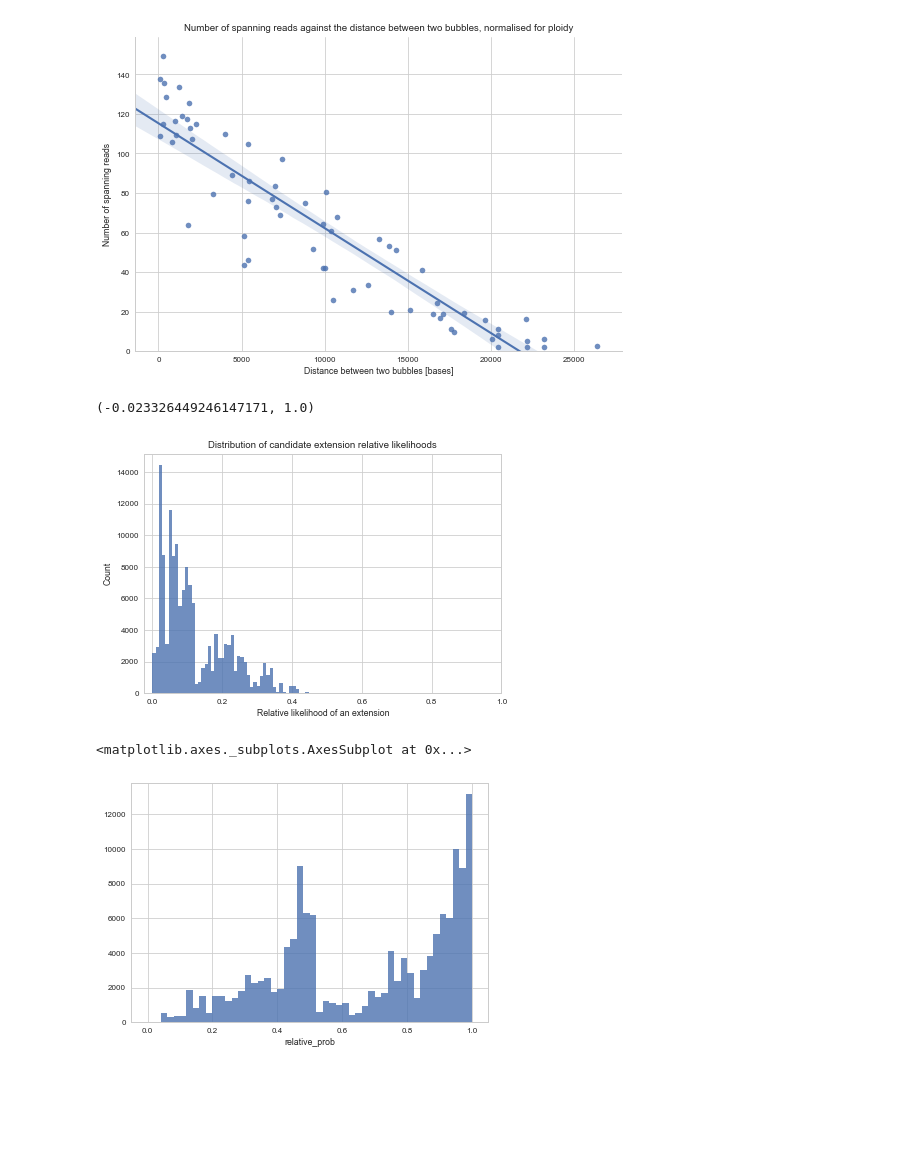
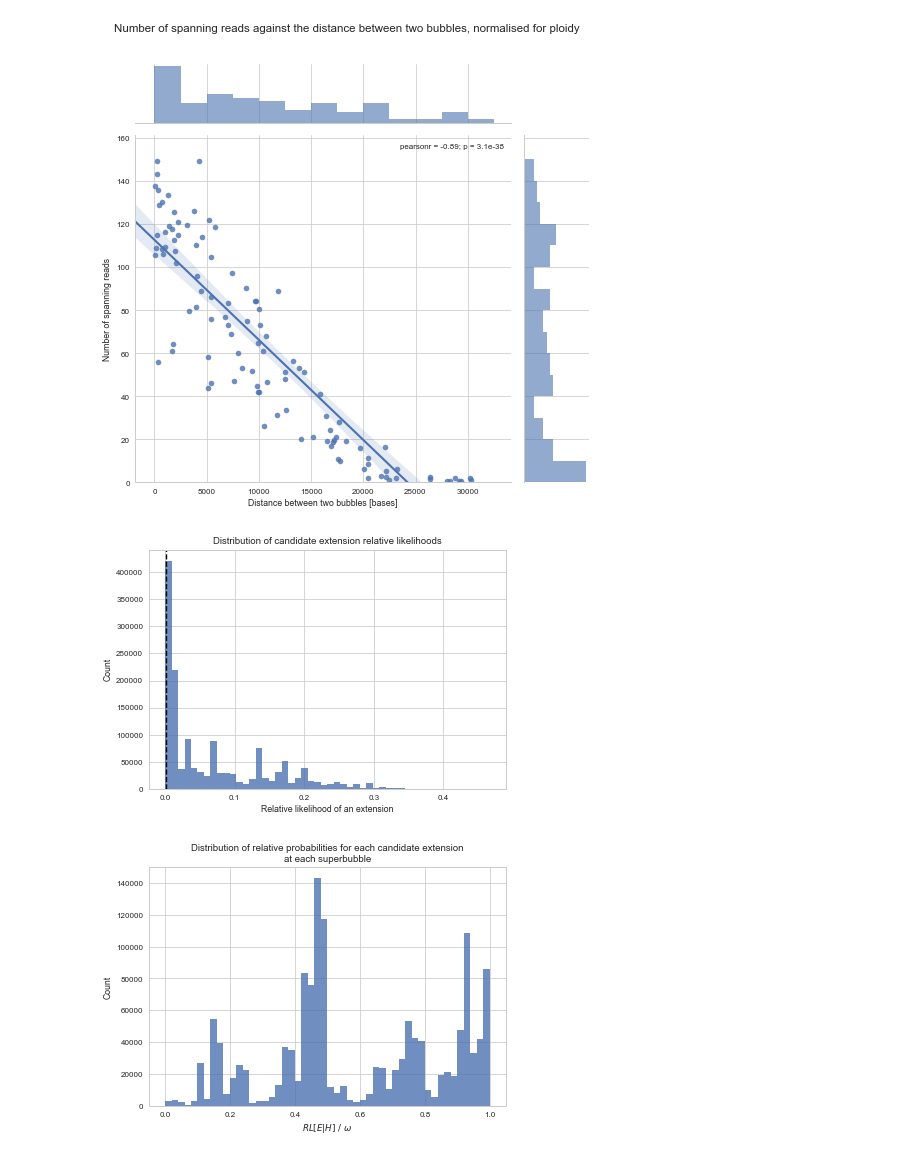
Before and after one commit to AbeelLab/phasm-benchmarks, a Jupyter notebook: analysis/Phasing Probabilistic Model Analysis.ipynb, the cells around one changed output. Cells and saved outputs as stored; diff of their text form; code cells hidden in the pictures; blank space fills up the shorter version.

```diff
--- a/analysis/Phasing Probabilistic Model Analysis.ipynb
+++ b/analysis/Phasing Probabilistic Model Analysis.ipynb
@@ -31,7 +34,7 @@ seaborn.set_style('whitegrid')
 # %%
 spanning_read_stats = []
 candidate_prob_stats = []
-exact_num_candidates_stats = []
+bubble_map = defaultdict(dict)
 for assembly, asm_config in config['assemblies'].items():
     parts = assembly.split('-')
     ploidy = int(parts[0].replace("ploidy", ""))
@@ -41,11 +44,8 @@ for assembly, asm_config in config['assemblies'].items():
 
     for debugdata in glob("{}/04_phase/component[0-9].bubblechain[0-9]-debugdata.json".format(asm_folder)):
         print(debugdata)
-        graphml = debugdata.replace("-debugdata.json", ".graphml").replace("04_phase", "03_chain")
+        graphml = debugdata.replace("04_phase", "03_chain").replace("-debugdata.json", ".graphml")
         g = AssemblyGraph(networkx.read_graphml(graphml))
-
-        bubbles = dict(find_superbubbles(g, report_nested=False))
-        bubble_entrances = set(bubbles.keys())
 
         curr_bubble = None
         bubble_num = 0
@@ -55,18 +55,10 @@ for assembly, asm_config in config['assemblies'].items():
                 data = json.loads(line)
                 if data['type'] == "new_bubble":
                     curr_bubble = data
-                    num_paths = len(list(networkx.all_simple_paths(g, data['entrance'], data['exit'])))
+                    bubble_map[ploidy, coverage][(data['entrance'], data['exit'])] = data
 
                     if data['start_of_block'] == True:
                         bubble_num = 1
-                        num_candidates = binom(ploidy + num_paths - 1,
--                                              ploidy)
-                        exact_num_candidates_stats.append({
-                            'ploidy': ploidy,
-                            'coverage': coverage,
-                            'bubble_num': bubble_num,
-                            'num_candidates': num_candidates
-                        })
                     else:
                         dist_between_bubbles = (
                             min(e[2] for e in g.out_edges_iter(data['entrance'], data=g.edge_len))
@@ -78,14 +70,6 @@ for assembly, asm_config in config['assemblies'].items():
                         })
 
                         bubble_num += 1
-                        num_candidates *= num_paths**ploidy
-
-                        exact_num_candidates_stats.append({
-                            'ploidy': ploidy,
-                            'coverage': coverage,
-                            'bubble_num': bubble_num,
-                            'num_candidates': num_candidates
-                        })
 
                 if data['type'] == "candidate_set":
                     p_sr = data['p_sr']
@@ -110,14 +98,23 @@ for assembly, asm_config in config['assemblies'].items():
 # %%
 srdf = pd.DataFrame(spanning_read_stats)
 srdf['spanning_reads_norm'] = srdf['spanning_reads'] / srdf['ploidy']
-seaborn.lmplot(x="dist", y="spanning_reads_norm", data=srdf, size=5, aspect=1.5)
-plt.title("Number of spanning reads against the distance between two bubbles, normalised for ploidy")
+g = seaborn.JointGrid(x="dist", y="spanning_reads_norm", data=srdf, size=7)
+x_bin_size = 2500
+g.ax_marg_x.hist(srdf['dist'], alpha=0.6, bins=numpy.arange(0, srdf['dist'].max()+x_bin_size, x_bin_size))
+y_bin_size = 10
+g.ax_marg_y.hist(srdf['spanning_reads_norm'], alpha=0.6, orientation="horizontal",
+                 bins=numpy.arange(0, srdf['spanning_reads_norm'].max()+y_bin_size, y_bin_size))
+g.plot_joint(seaborn.regplot)
+g.annotate(stats.pearsonr)
+
+seaborn.plt.suptitle("Number of spanning reads against the distance between two bubbles, normalised for ploidy")
 plt.ylim(ymin=0)
 plt.xlabel("Distance between two bubbles [bases]")
 plt.ylabel("Number of spanning reads")
+plt.subplots_adjust(top=0.9)
 plt.savefig(os.path.join(BASE_DIR, 'figures', 'spanning-reads.png'), transparent=True, dpi=256)
 # %% [output]
-[figure, old version]
+[figure, new version]
 # %%
 candidate_df = pd.DataFrame(candidate_prob_stats)
 candidate_df.set_index('bubble')
@@ -126,10 +123,11 @@ seaborn.distplot(candidate_df['candidate_prob'], kde=False, hist_kws={"alpha": 0
 plt.title("Distribution of candidate extension relative likelihoods")
 plt.xlabel("Relative likelihood of an extension")
 plt.ylabel("Count")
-plt.xlim(xmax=1.0)
+# plt.xlim(xmax=1.0)
+plt.axvline(1e-3, linestyle='--', color='black')
+plt.savefig(os.path.join(BASE_DIR, 'figures', 'rel-likelihood-abs.png'), transparent=True, dpi=256)
 # %% [output]
-(-0.023326449246147171, 1.0)
-[figure, old version]
+[figure, new version]
 # %%
 grouped = candidate_df.groupby(['bubble', 'ploidy'])['candidate_prob']
 max_probs = grouped.max()
@@ -141,7 +139,11 @@ candidate_df['relative_prob'] = candidate_df['candidate_prob'] / candidate_df['m
 candidate_df
 
 plt.figure()
-seaborn.distplot(candidate_df['relative_prob'], kde=False, hist_kws={"alpha": 0.8})
+seaborn.distplot(candidate_df[candidate_df['relative_prob'] < 1.0]['relative_prob'], kde=False, hist_kws={"alpha": 0.8})
+plt.title("Distribution of relative probabilities for each candidate extension\n"
+          "at each superbubble")
+plt.xlabel(r"$RL[E|H]\ /\ \omega$")
+plt.ylabel("Count")
+plt.savefig(os.path.join(BASE_DIR, "figures", "rl-relative-dist.png"), transparent=True, dpi=256)
 # %% [output]
-<matplotlib.axes._subplots.AxesSubplot at 0x...>
-[figure, old version]
+[figure, new version]
```
Also changed, not shown: parts of 4 cells of this notebook, 4 other files.
